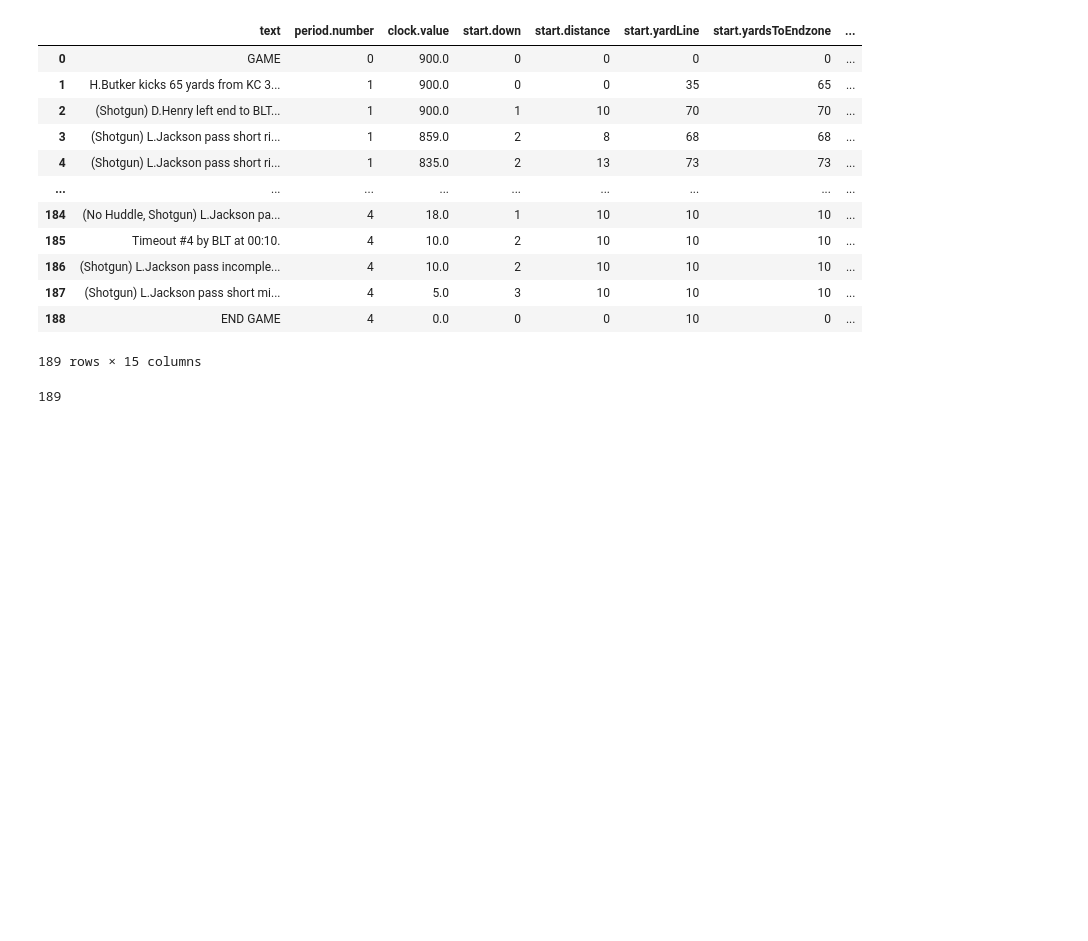
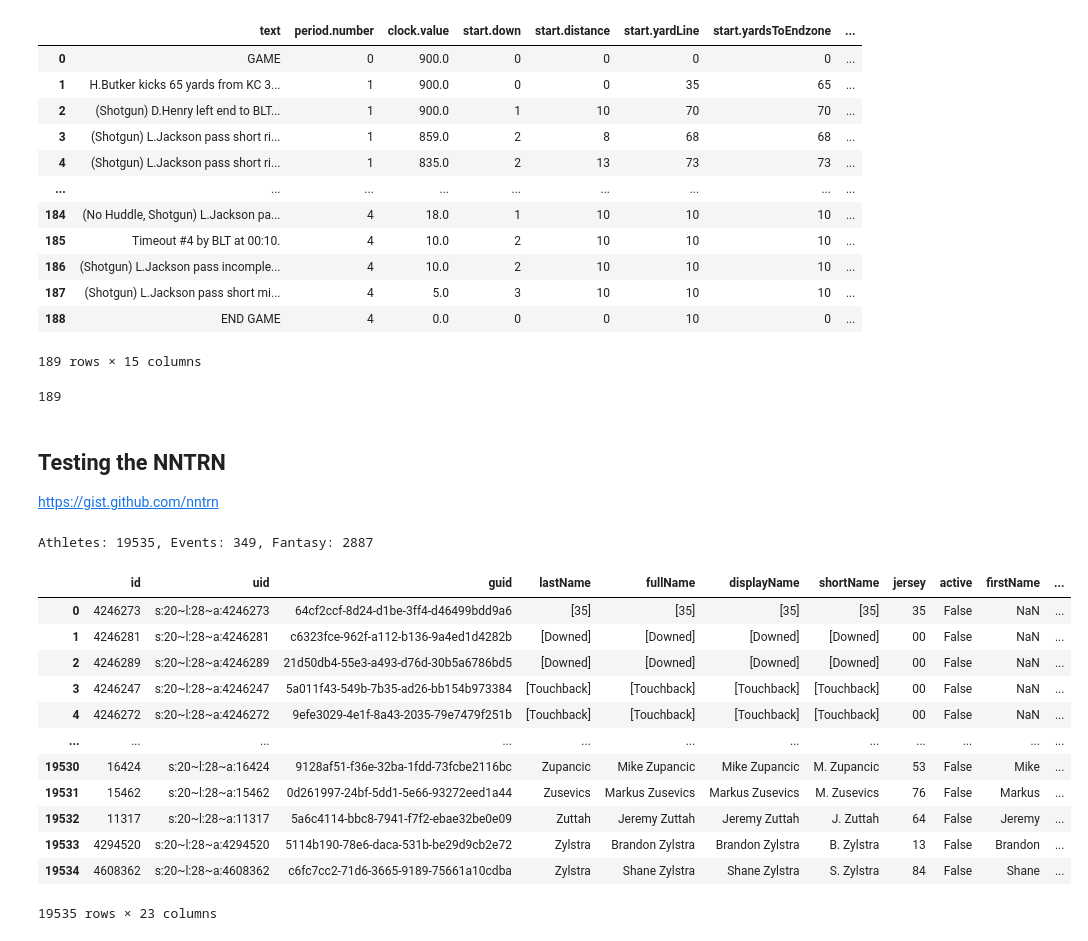
Before and after one commit to Lcocks/SportsBetting_NN, a Jupyter notebook: apicodes.ipynb, the cells around one changed output. Cells and saved outputs as stored; diff of their text form; code cells hidden in the pictures; blank space fills up the shorter version.

```diff
--- a/apicodes.ipynb
+++ b/apicodes.ipynb
@@ -342,3 +330,7 @@ plays
 len(plays)
 # %% [output]
 189
+# %% [markdown]
+## Testing the NNTRN
+
+https://gist.github.com/nntrn
@@ -344,0 +340,52 @@ len(plays)
+# %%
+import requests
+import pandas as pd
+
+# Fetch Athletes
+df_athletes = pd.DataFrame(
+    requests.get("https://sports.core.api.espn.com/v3/sports/football/nfl/athletes",
+                 params={"page": 1, "limit": 20000}).json().get('items', [])
+)
+
+# Fetch Events
+events = requests.get("https://partners.api.espn.com/v2/sports/football/nfl/events",
+                      params={"limit": 1000, "dates": "20230101-20240101"}).json().get('events', [])
+
+df_events = pd.DataFrame([{
+    'event_id': e['id'], 'date': e['date'], 'name': e['name'],
+    'home_team': (h := next(c for c in e['competitions'][0]['competitors'] if c['homeAway'] == 'home'))['team']['displayName'],
+    'home_abbr': h['team']['abbreviation'], 'home_score': h['score']['value'],
+    'away_team': (a := next(c for c in e['competitions'][0]['competitors'] if c['homeAway'] == 'away'))['team']['displayName'],
+    'away_abbr': a['team']['abbreviation'], 'away_score': a['score']['value'],
+    'winner': h['team']['abbreviation'] if h.get('winner') else a['team']['abbreviation'],
+    'attendance': e['competitions'][0].get('attendance'),
+    'status': e['competitions'][0]['status']['type']['detail']
+} for e in events])
+
+# Fetch Fantasy Players
+df_fantasy = pd.DataFrame(
+    requests.get("https://lm-api-reads.fantasy.espn.com/apis/v3/games/ffl/seasons/2024/players",
+                 params={"view": "kona_player_info"},
+                 headers={'X-Fantasy-Filter': '{"games":{"limit":2000}}'}).json()
+)
+
+print(f"Athletes: {len(df_athletes)}, Events: {len(df_events)}, Fantasy: {len(df_fantasy)}")
+# %% [output]
+Athletes: 19535, Events: 349, Fantasy: 2887
+# %%
+pd.set_option('display.max_columns', None)
+df_athletes
+# %% [output]
+|  | id | uid | guid | lastName | fullName | displayName | shortName | jersey | active | firstName | ... |
+| 0 | 4246273 | s:20~l:28~a:4246273 | 64cf2ccf-8d24-d1be-3ff4-d46499bdd9a6 | [35] | [35] | [35] | [35] | 35 | False | NaN | ... |
+| 1 | 4246281 | s:20~l:28~a:4246281 | c6323fce-962f-a112-b136-9a4ed1d4282b | [Downed] | [Downed] | [Downed] | [Downed] | 00 | False | NaN | ... |
+| 2 | 4246289 | s:20~l:28~a:4246289 | 21d50db4-55e3-a493-d76d-30b5a6786bd5 | [Downed] | [Downed] | [Downed] | [Downed] | 00 | False | NaN | ... |
+| 3 | 4246247 | s:20~l:28~a:4246247 | 5a011f43-549b-7b35-ad26-bb154b973384 | [Touchback] | [Touchback] | [Touchback] | [Touchback] | 00 | False | NaN | ... |
+| 4 | 4246272 | s:20~l:28~a:4246272 | 9efe3029-4e1f-8a43-2035-79e7479f251b | [Touchback] | [Touchback] | [Touchback] | [Touchback] | 00 | False | NaN | ... |
+| ... | ... | ... | ... | ... | ... | ... | ... | ... | ... | ... | ... |
+| 19530 | 16424 | s:20~l:28~a:16424 | 9128af51-f36e-32ba-1fdd-73fcbe2116bc | Zupancic | Mike Zupancic | Mike Zupancic | M. Zupancic | 53 | False | Mike | ... |
+| 19531 | 15462 | s:20~l:28~a:15462 | 0d261997-24bf-5dd1-5e66-93272eed1a44 | Zusevics | Markus Zusevics | Markus Zusevics | M. Zusevics | 76 | False | Markus | ... |
+| 19532 | 11317 | s:20~l:28~a:11317 | 5a6c4114-bbc8-7941-f7f2-ebae32be0e09 | Zuttah | Jeremy Zuttah | Jeremy Zuttah | J. Zuttah | 64 | False | Jeremy | ... |
+| 19533 | 4294520 | s:20~l:28~a:4294520 | 5114b190-78e6-daca-531b-be29d9cb2e72 | Zylstra | Brandon Zylstra | Brandon Zylstra | B. Zylstra | 13 | False | Brandon | ... |
+| 19534 | 4608362 | s:20~l:28~a:4608362 | c6fc7cc2-71d6-3665-9189-75661a10cdba | Zylstra | Shane Zylstra | Shane Zylstra | S. Zylstra | 84 | False | Shane | ... |
+19535 rows × 23 columns
```
Also changed, not shown: parts of 6 cells of this notebook.
